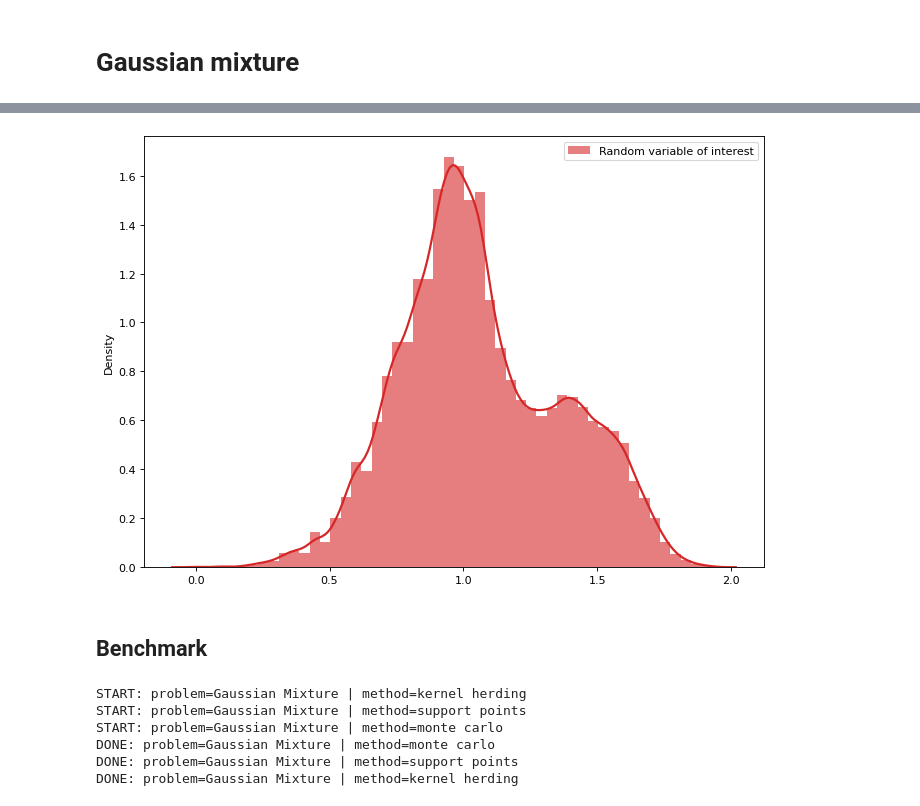
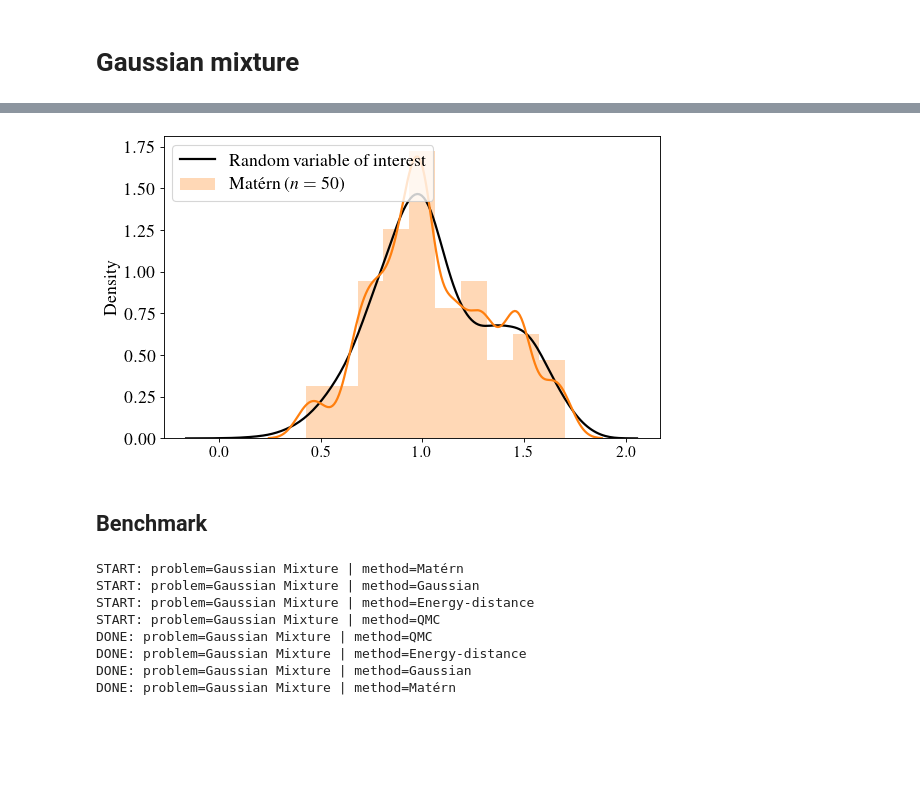
Before and after one commit to efekhari27/ctbenchmark, a Jupyter notebook: DataCentric/gaussian_mixture.ipynb, the cells around one changed output, grey strips where cells are left out. Drawn from its saved outputs; the diff is of its cells as text; code cells hidden in the pictures; blank space fills up the shorter version.

```diff
--- a/DataCentric/gaussian_mixture.ipynb
+++ b/DataCentric/gaussian_mixture.ipynb
@@ -6,6 +7,19 @@ import openturns as ot
 import matplotlib.pyplot as plt
 import ctbenchmark as ctb
 import otkerneldesign as otkd
+# %%
+from matplotlib import rc, rcParams, style
+#style.use('default')
+rcParams['text.usetex'] = True
+#rcParams['text.latex.unicode'] = True
+rc('font', **{'family': 'Times'})
+rc('text', usetex=True)
+rc('font', size=16)# Set the default text font size
+rc('axes', titlesize=20)# Set the axes title font size
+rc('axes', labelsize=16)# Set the axes labels font size
+rc('xtick', labelsize=14)# Set the font size for x tick labels
+rc('ytick', labelsize=16)# Set the font size for y tick labels
+rc('legend', fontsize=16)# Set the legend font size
 # %%
 import scipy.io
 mat = scipy.io.loadmat('yutian_mixture.mat')
@@ -24,9 +42,11 @@ fig = d.draw_2D_controur('Gaussian mixture', None, distribution, nb_isocurves=12
 # %%
 dimension = distribution.getDimension()
-size = 20
-mc_design = distribution.getSample(size)
-candidate_set_size = int(1e4)
-candidate_set = distribution.getSample(candidate_set_size)
+size = 50
+candidate_set_size = int(2**13)
+seq = ot.SobolSequence(distribution.getDimension())
+sobol_experiment = ot.LowDiscrepancyExperiment(seq, distribution, candidate_set_size, False)
+candidate_set = sobol_experiment.generate()
+#candidate_set = distribution.getSample(candidate_set_size)
 # %%
 ker_list = [ot.MaternModel([0.1], [1.0], 2.5)] * dimension
 kernel = ot.ProductCovarianceModel(ker_list)
@@ -34,7 +54,7 @@ kernel = ot.ProductCovarianceModel(ker_list)
 kh = otkd.KernelHerding(
     kernel=kernel,
     candidate_set=candidate_set,
-    distribution=distribution
+    #distribution=distribution
 )
-kh_design, _ = kh.select_design(size)
+kh_design = kh.select_design(size)
 # %%
@@ -50,15 +73,15 @@ plt.show()
 # %%
 import seaborn as sns
 output_rv = problem.getRandomVector()
 output_sample = np.array(output_rv.getSample(10000)).flatten()
-
-kwargs = dict(hist_kws={'alpha':.6}, kde_kws={'bw':0.1, 'linewidth':2})
-
-plt.figure(figsize=(10,7), dpi= 80)
-sns.distplot(output_sample, color="C3", **kwargs, label="Random variable of interest")
-#plt.xlim(-0.2, 3.2)
-plt.legend();
+output_kh = kh_design[:, 0] + kh_design[:, 1]
+kwargs = dict(hist_kws={'color':'C1', 'alpha':.3}, kde_kws={'color':'C1', 'bw':0.2, 'linewidth':2})
+plt.figure(figsize=(8,5), dpi= 80)
+sns.kdeplot(output_sample, color='k', linewidth=2, bw=0.2, label="Random variable of interest")
+sns.distplot(output_kh, color="C0", bins=10, **kwargs, label="Matérn ($n={}$)".format(len(output_kh)))
+plt.savefig('res/gaussian_mixture_histo.pdf', bbox_inches='tight');
+plt.legend(loc='upper left');
 # %% [output]
-[figure, old version]
+[figure, new version]
 # %% [markdown]
 ## Benchmark
@@ -71,13 +93,15 @@ my_methods = ['kernel herding', 'support points', 'monte carlo']
 bench = ctb.CentralTendencyBenchmark(my_methods, x_bench_sizes)
 # %%
-bench.scale_coefficient = 0.1
+bench.scale_coefficient = 0.3
 df_benchmark = bench.run_benchmark([problem], candidate_set)
 df_benchmark = df_benchmark.reset_index()
-#df_benchmark.to_csv('results/ct_benchmark_{}.csv'.format(problem_name), index=False)
+df_benchmark.to_csv('res/ct_benchmark_{}.csv'.format(problem_name), index=False)
 # %% [output]
-START: problem=Gaussian Mixture | method=kernel herding
-START: problem=Gaussian Mixture | method=support points
-START: problem=Gaussian Mixture | method=monte carlo
-DONE: problem=Gaussian Mixture | method=monte carlo
-DONE: problem=Gaussian Mixture | method=support points
-DONE: problem=Gaussian Mixture | method=kernel herding
+START: problem=Gaussian Mixture | method=Matérn
+START: problem=Gaussian Mixture | method=Gaussian
+START: problem=Gaussian Mixture | method=Energy-distance
+START: problem=Gaussian Mixture | method=QMC
+DONE: problem=Gaussian Mixture | method=QMC
+DONE: problem=Gaussian Mixture | method=Energy-distance
+DONE: problem=Gaussian Mixture | method=Gaussian
+DONE: problem=Gaussian Mixture | method=Matérn
```
Also changed, not shown: parts of 12 cells of this notebook, 46 other files.
